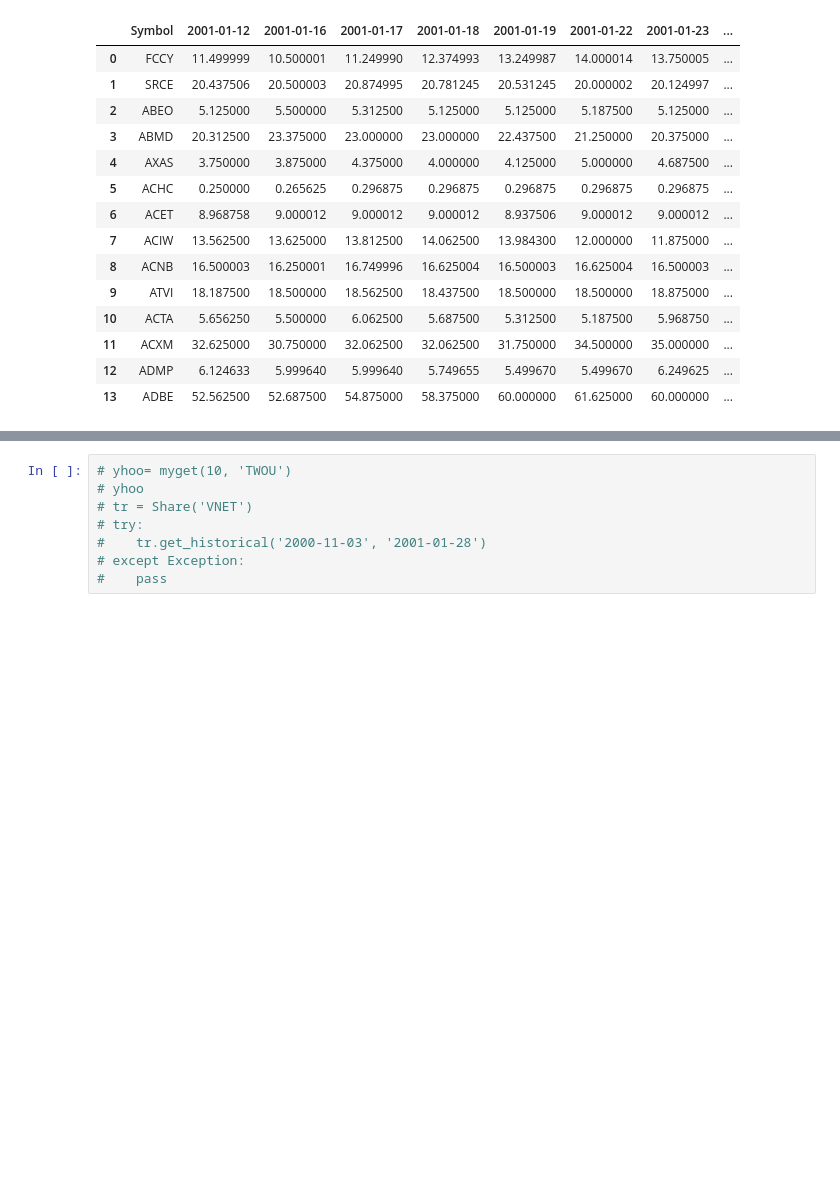
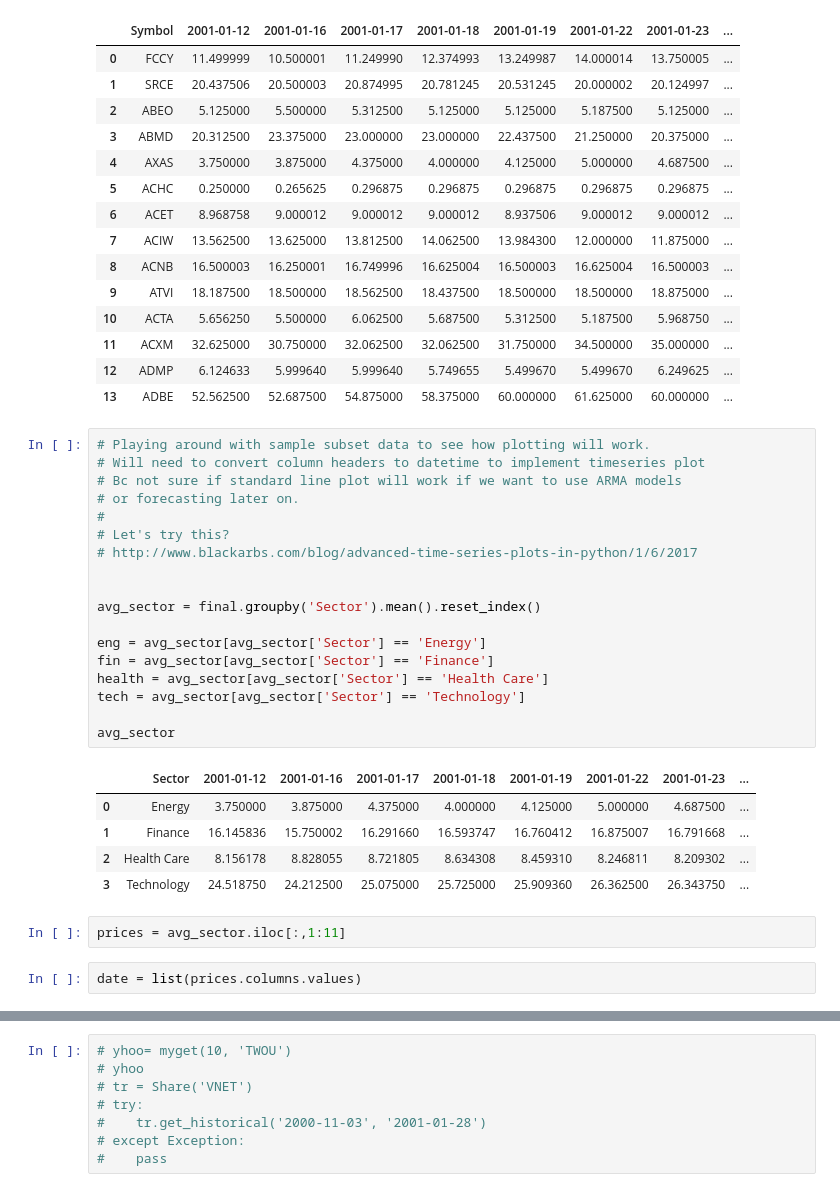
Before and after one commit to weiwang0531/stock-index, a Jupyter notebook: Project.ipynb, the cells around one changed output, grey strips where cells are left out. Drawn from its saved outputs; the diff is of its cells as text; blank space fills up the shorter version.

Commit message:
Playing around with plots.  Manipulating data so we can use a time series plot.

```diff
--- a/Project.ipynb
+++ b/Project.ipynb
@@ -118,3 +120,31 @@ final
 | 11 | ACXM | 32.625000 | 30.750000 | 32.062500 | 32.062500 | 31.750000 | 34.500000 | 35.000000 | ... |
 | 12 | ADMP | 6.124633 | 5.999640 | 5.999640 | 5.749655 | 5.499670 | 5.499670 | 6.249625 | ... |
 | 13 | ADBE | 52.562500 | 52.687500 | 54.875000 | 58.375000 | 60.000000 | 61.625000 | 60.000000 | ... |
+# %%
+# Playing around with sample subset data to see how plotting will work.
+# Will need to convert column headers to datetime to implement timeseries plot
+# Bc not sure if standard line plot will work if we want to use ARMA models
+# or forecasting later on.
+#
+# Let's try this?
+# http://www.blackarbs.com/blog/advanced-time-series-plots-in-python/1/6/2017
+
+
+avg_sector = final.groupby('Sector').mean().reset_index()
+
+eng = avg_sector[avg_sector['Sector'] == 'Energy']
+fin = avg_sector[avg_sector['Sector'] == 'Finance']
+health = avg_sector[avg_sector['Sector'] == 'Health Care']
+tech = avg_sector[avg_sector['Sector'] == 'Technology']
+
+avg_sector
+# %% [output]
+|  | Sector | 2001-01-12 | 2001-01-16 | 2001-01-17 | 2001-01-18 | 2001-01-19 | 2001-01-22 | 2001-01-23 | ... |
+| 0 | Energy | 3.750000 | 3.875000 | 4.375000 | 4.000000 | 4.125000 | 5.000000 | 4.687500 | ... |
+| 1 | Finance | 16.145836 | 15.750002 | 16.291660 | 16.593747 | 16.760412 | 16.875007 | 16.791668 | ... |
+| 2 | Health Care | 8.156178 | 8.828055 | 8.721805 | 8.634308 | 8.459310 | 8.246811 | 8.209302 | ... |
+| 3 | Technology | 24.518750 | 24.212500 | 25.075000 | 25.725000 | 25.909360 | 26.362500 | 26.343750 | ... |
+# %%
+prices = avg_sector.iloc[:,1:11]
+# %%
+date = list(prices.columns.values)
```
Also changed, not shown: parts of 3 cells of this notebook.
